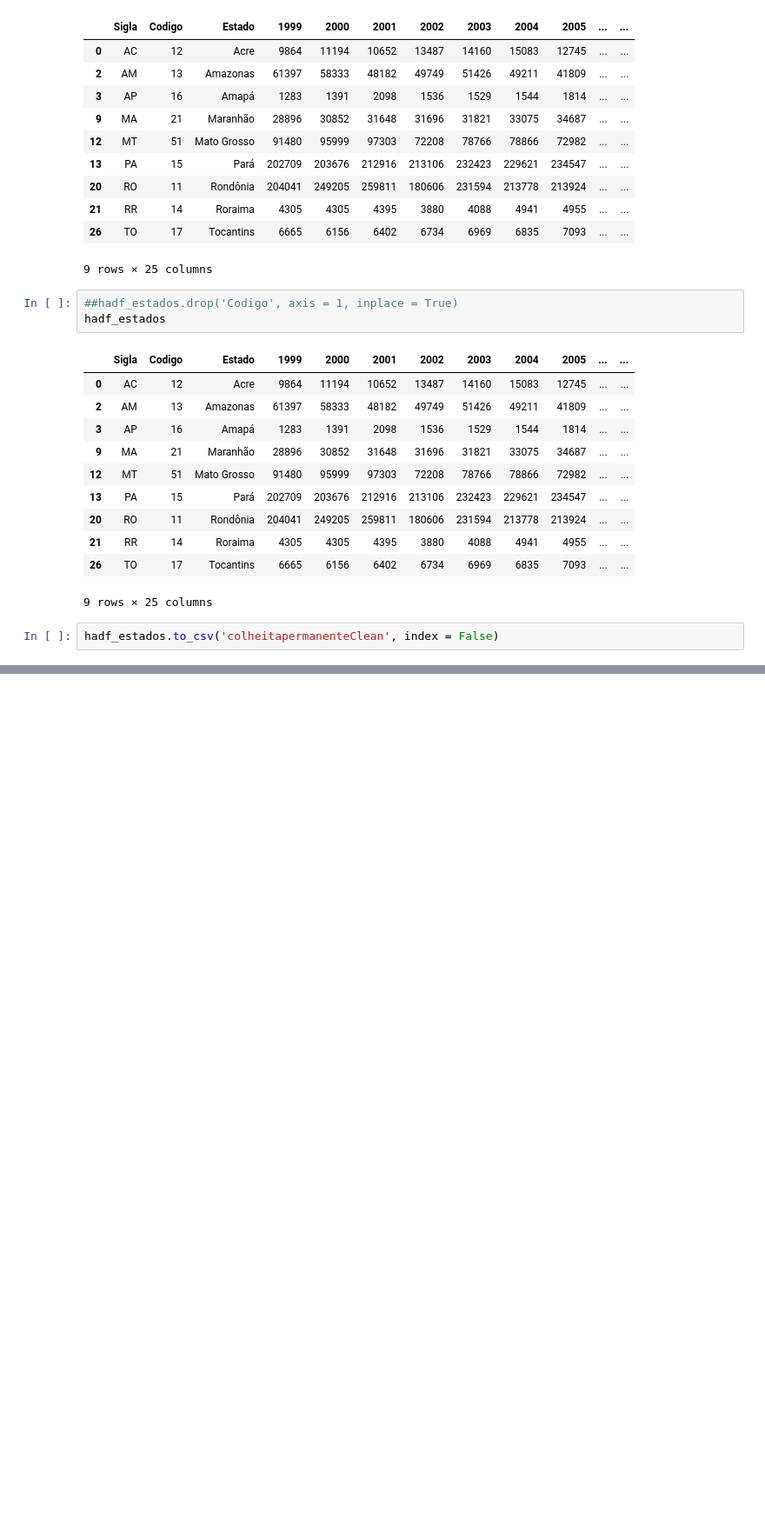
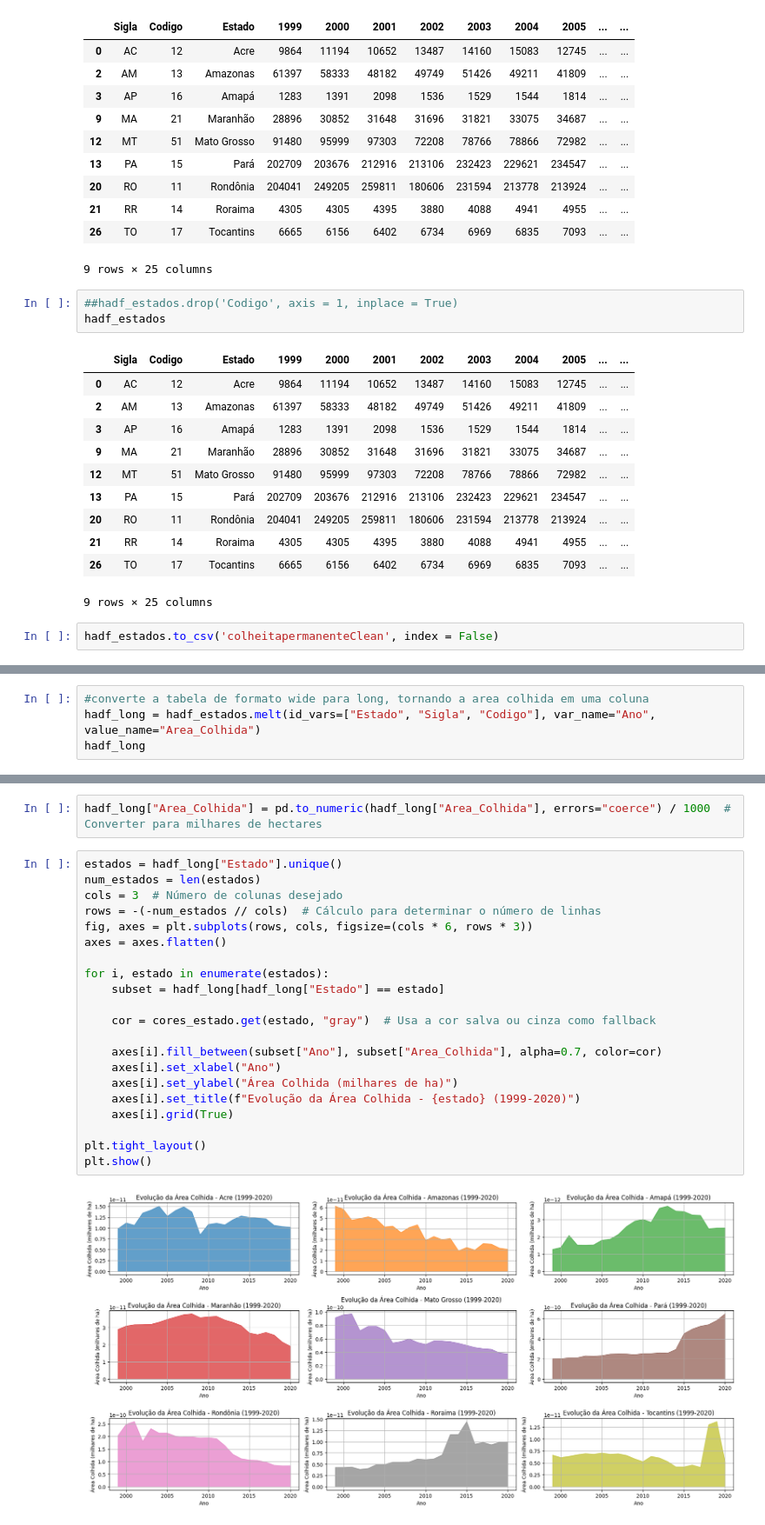
Before and after one commit to borgesgoncalves/DataProcessing-LabS, a Jupyter notebook: prodSoja_e_cultPerma_cleaning.ipynb, the cells around one changed output, grey strips where cells are left out. Shown at 87% size. Drawn from its saved outputs; the diff is of its cells as text; blank space fills up the shorter version.

```diff
--- a/prodSoja_e_cultPerma_cleaning.ipynb
+++ b/prodSoja_e_cultPerma_cleaning.ipynb
@@ -144,0 +168,4 @@ hadf_estados.to_csv('colheitapermanenteClean', index = False)
+# %%
+#converte a tabela de formato wide para long, tornando a area colhida em uma coluna
+hadf_long = hadf_estados.melt(id_vars=["Estado", "Sigla", "Codigo"], var_name="Ano", value_name="Area_Colhida")
+hadf_long
@@ -144,0 +186,25 @@ hadf_estados.to_csv('colheitapermanenteClean', index = False)
+# %%
+hadf_long["Area_Colhida"] = pd.to_numeric(hadf_long["Area_Colhida"], errors="coerce") / 1000  # Converter para milhares de hectares
+# %%
+estados = hadf_long["Estado"].unique()
+num_estados = len(estados)
+cols = 3  # Número de colunas desejado
+rows = -(-num_estados // cols)  # Cálculo para determinar o número de linhas
+fig, axes = plt.subplots(rows, cols, figsize=(cols * 6, rows * 3))
+axes = axes.flatten()
+
+for i, estado in enumerate(estados):
+    subset = hadf_long[hadf_long["Estado"] == estado]
+
+    cor = cores_estado.get(estado, "gray")  # Usa a cor salva ou cinza como fallback
+
+    axes[i].fill_between(subset["Ano"], subset["Area_Colhida"], alpha=0.7, color=cor)
+    axes[i].set_xlabel("Ano")
+    axes[i].set_ylabel("Área Colhida (milhares de ha)")
+    axes[i].set_title(f"Evolução da Área Colhida - {estado} (1999-2020)")
+    axes[i].grid(True)
+
+plt.tight_layout()
+plt.show()
+# %% [output]
+[figure, added]
```
Also changed, not shown: parts of 7 cells of this notebook.
